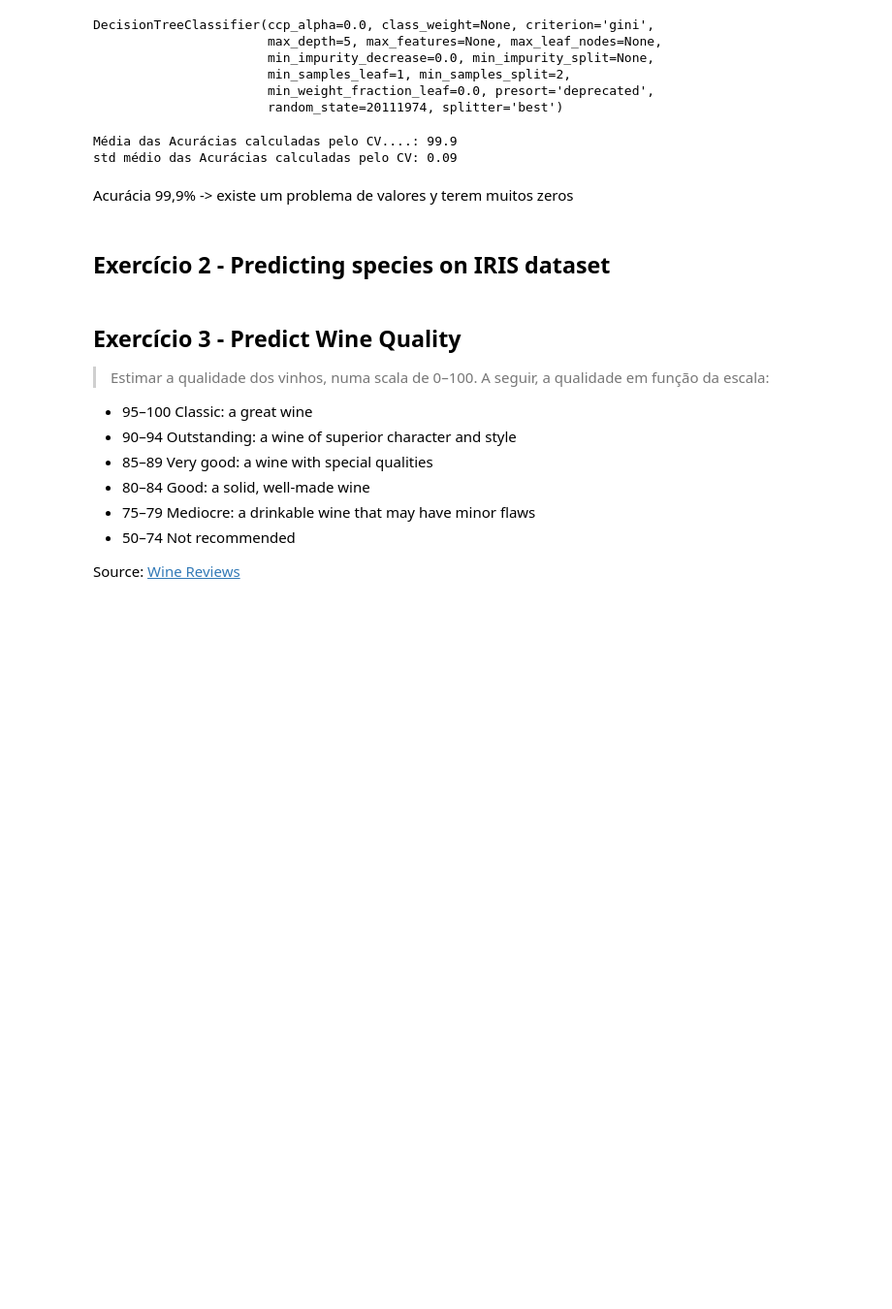
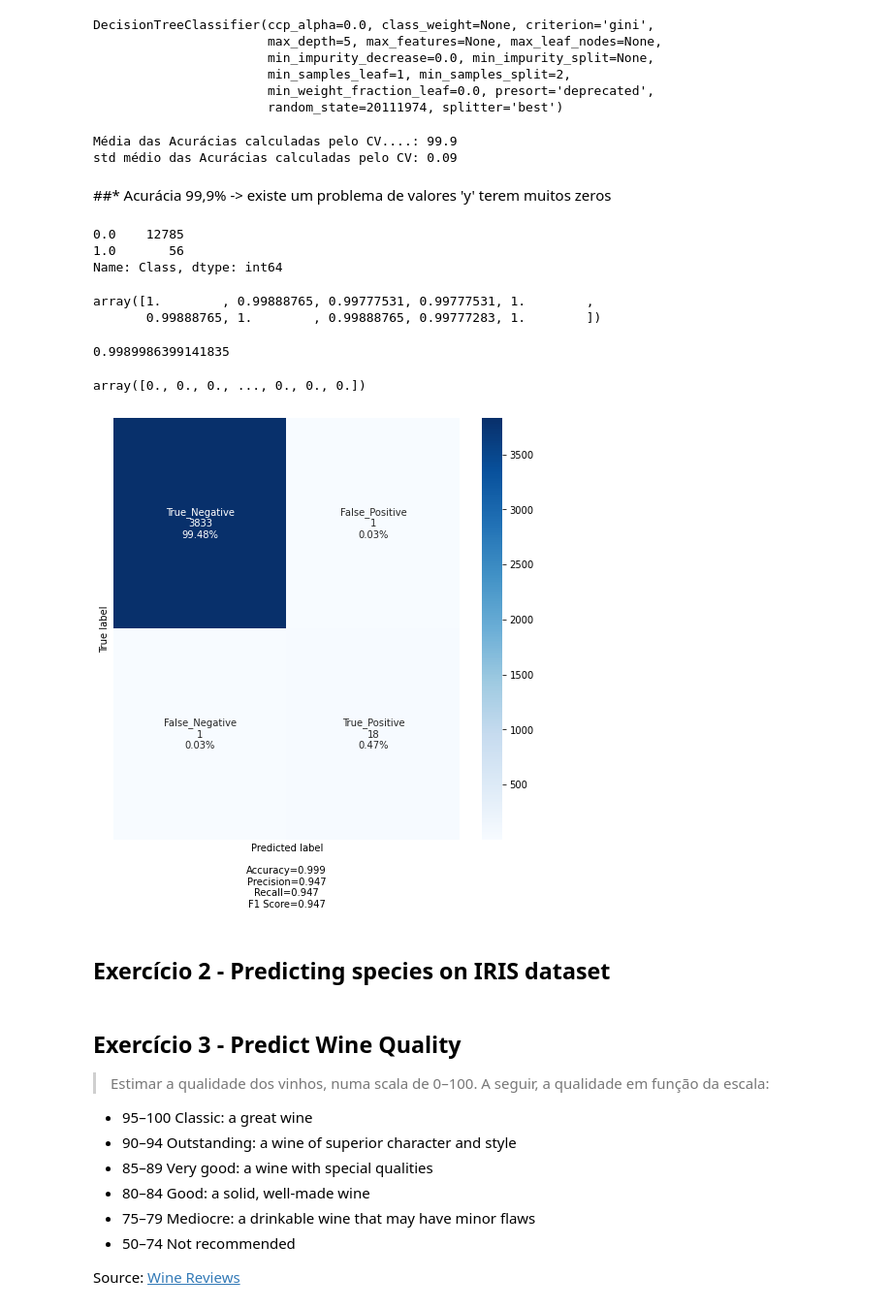
Before and after one commit to atarasaki/DSWP-editados, a Jupyter notebook: Notebooks/2020-10-22-NB15_00__Machine_Learning___DSWP.ipynb, the cells around one changed output. Shown at 97% size. Drawn from its saved outputs; the diff is of its cells as text; code cells hidden in the pictures; blank space fills up the shorter version.

```diff
--- a/Notebooks/2020-10-22-NB15_00__Machine_Learning___DSWP.ipynb
+++ b/Notebooks/2020-10-22-NB15_00__Machine_Learning___DSWP.ipynb
@@ -2051,7 +2051,36 @@ print(f'std médio das Acurácias calculadas pelo CV: {100*round(a_scores_CV.std
 Média das Acurácias calculadas pelo CV....: 99.9
 std médio das Acurácias calculadas pelo CV: 0.09
 # %% [markdown]
-Acurácia 99,9% -> existe um problema de valores y terem muitos zeros
+##* Acurácia 99,9% -> existe um problema de valores 'y' terem muitos zeros
+# %%
+df_y.value_counts()
+# %% [output]
+0.0    12785
+1.0       56
+Name: Class, dtype: int64
+# %%
+a_scores_CV # array com os scores a cada iteração do CV
+# %% [output]
+array([1.        , 0.99888765, 0.99777531, 0.99777531, 1.        ,
+       0.99888765, 1.        , 0.99888765, 0.99777283, 1.        ])
+# %%
+a_scores_CV.mean()
+# %% [output]
+0.9989986399141835
+# %%
+# predições com seqüência de teste
+y_pred = ml_dt.predict( X_test )
+y_pred
+# %% [output]
+array([0., 0., 0., ..., 0., 0., 0.])
+# %%
+# Confusion Matrix
+cf_matrix = confusion_matrix(y_test, y_pred)
+cf_labels = ['True_Negative', 'False_Positive', 'False_Negative', 'True_Positive']
+cf_categories = ['Zero', 'One']
+mostra_confusion_matrix(cf_matrix, group_names= cf_labels, categories= cf_categories)
+# %% [output]
+[figure, added]
 # %% [markdown]
 ## Exercício 2 - Predicting species on IRIS dataset
 # %%
```
